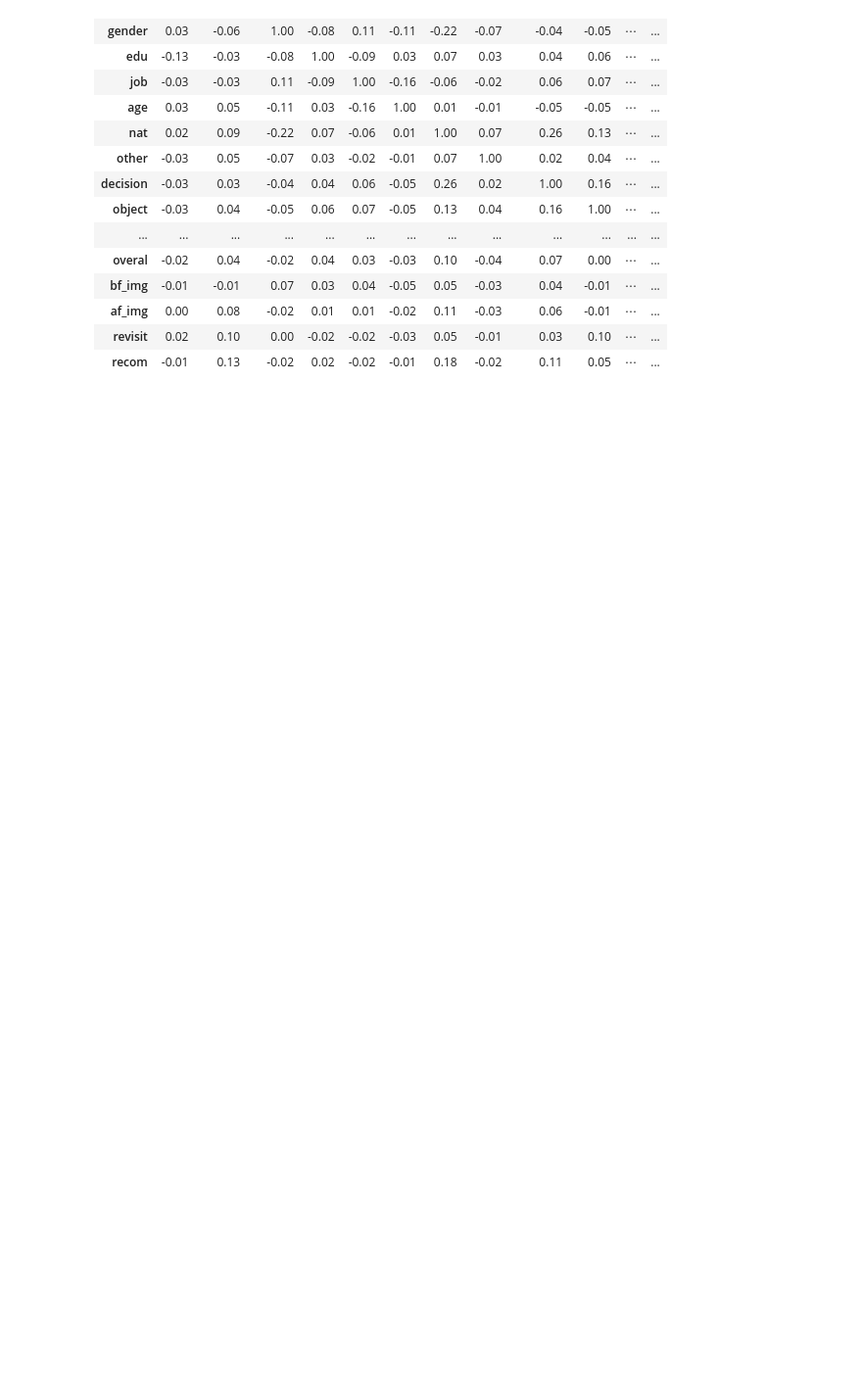
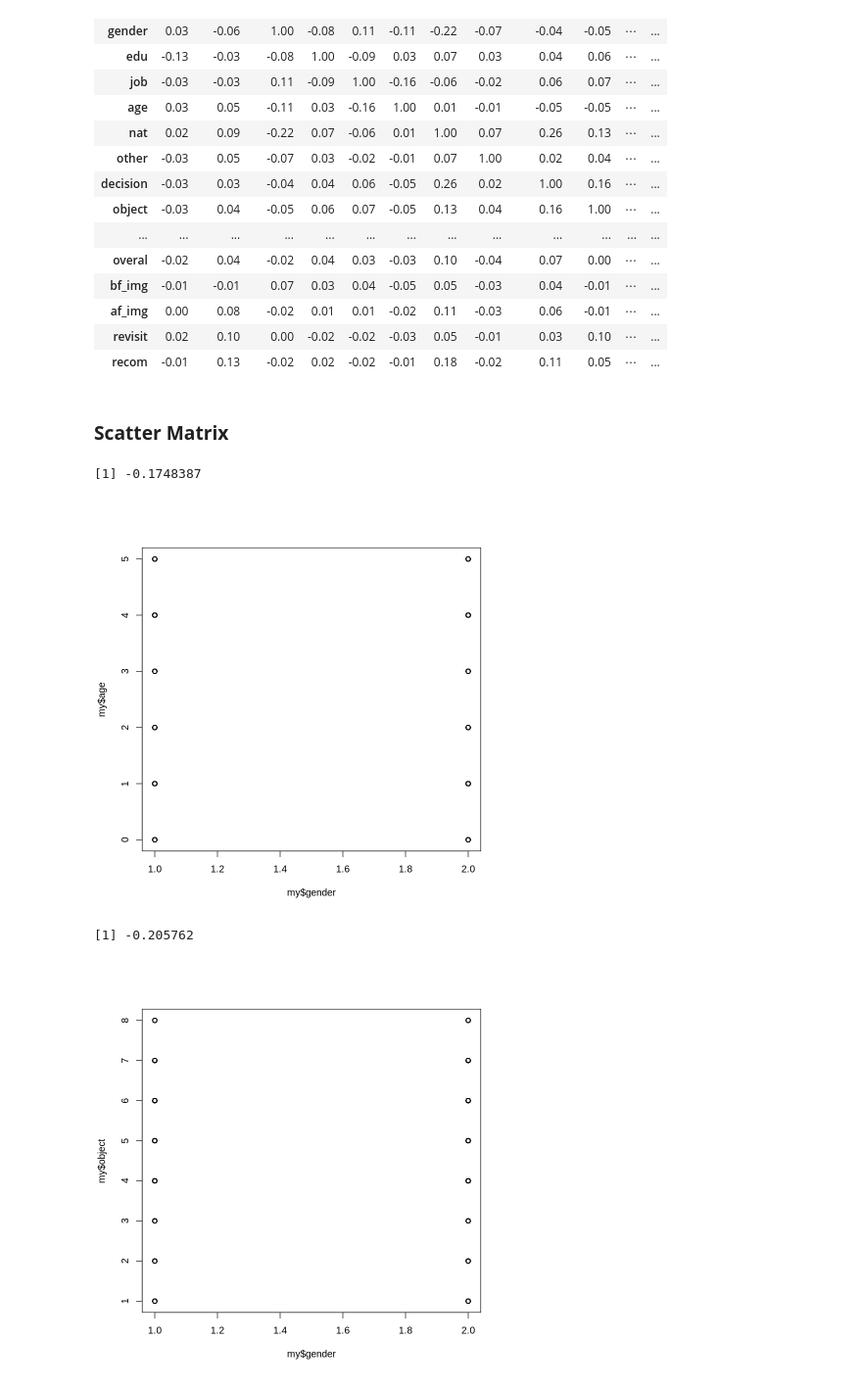
Before and after one commit to hwuiwon/data-analysis-study, a Jupyter notebook: 02_Data_Analysis_and_Visualization.ipynb, the cells around one changed output. Shown: that part at 98% size. Saved outputs shown, nothing was run; the diff lists cells and outputs as text; code cells hidden in the pictures; blank space fills up the shorter version.

Commit message:
Added content: Scatter matrix

```diff
--- a/02_Data_Analysis_and_Visualization.ipynb
+++ b/02_Data_Analysis_and_Visualization.ipynb
@@ -235,3 +235,18 @@ A matrix: 24 × 24 of type dbl
 | af_img | 0.00 | 0.08 | -0.02 | 0.01 | 0.01 | -0.02 | 0.11 | -0.03 | 0.06 | -0.01 | ⋯ | ... |
 | revisit | 0.02 | 0.10 | 0.00 | -0.02 | -0.02 | -0.03 | 0.05 | -0.01 | 0.03 | 0.10 | ⋯ | ... |
 | recom | -0.01 | 0.13 | -0.02 | 0.02 | -0.02 | -0.01 | 0.18 | -0.02 | 0.11 | 0.05 | ⋯ | ... |
+# %% [markdown]
+### **Scatter Matrix**
+# %%
+plot(my$gender, my$age)
+# Correlation between gender and age
+cor(my$gender, my$age, method = 'spearman', use = 'complete.obs')
+
+plot(my$gender, my$object)
+# Correlation between gender and purpose of travel
+cor(my$gender, my$object, method = 'spearman')
+# %% [output]
+[1] -0.1748387
+[figure, added]
+[1] -0.205762
+[figure, added]
```
Also changed, not shown: parts of 2 cells of this notebook.
